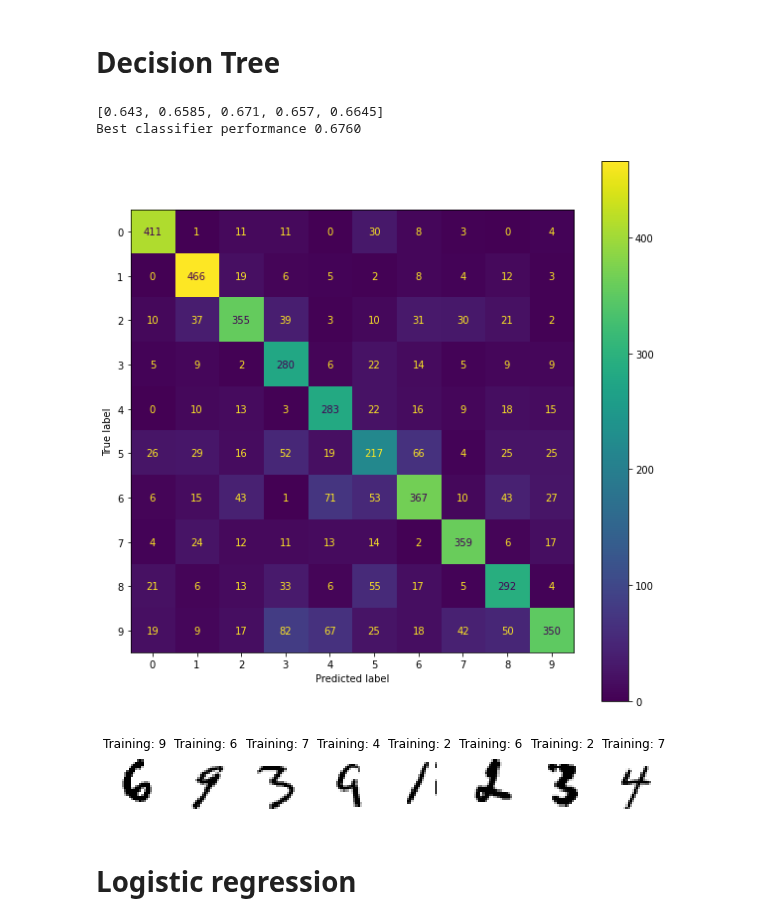
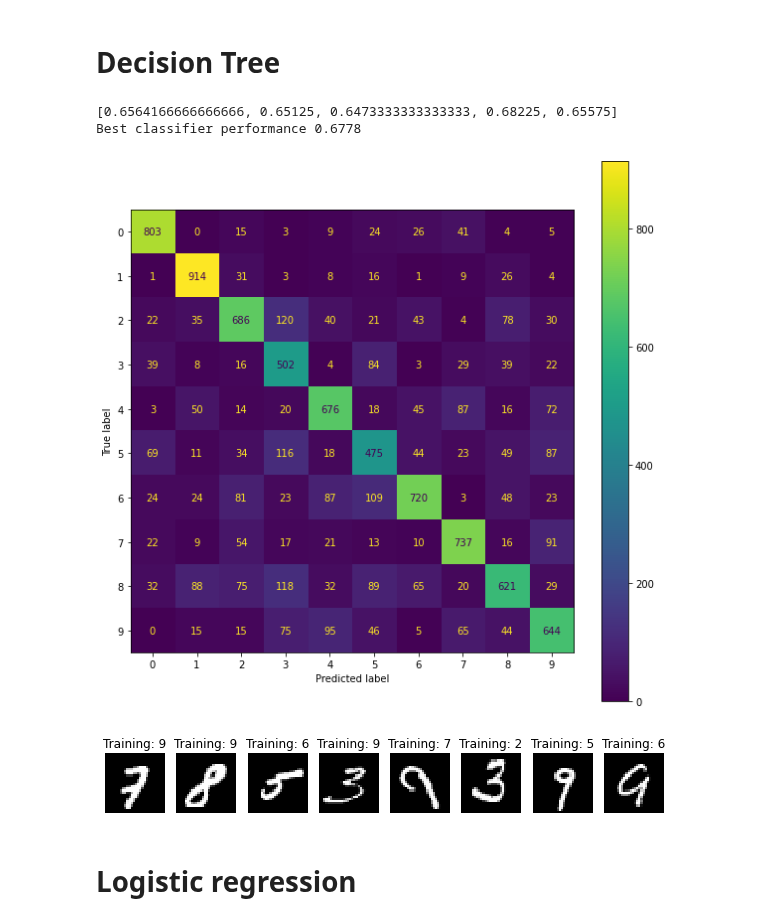
Before and after one commit to Altair200333/ML_tasks, a Jupyter notebook: task3/mnsit_classifires.ipynb, the cells around one changed output. Drawn from its saved outputs; the diff is of its cells as text; code cells hidden in the pictures.

```diff
--- a/task3/mnsit_classifires.ipynb
+++ b/task3/mnsit_classifires.ipynb
@@ -42,9 +43,10 @@ def plot_confusion_matrix(predicted, y):
 # %%
-train_samples = 5000
+train_samples = 60000
 
-X_train, X_val, y_train, y_val = train_test_split(X, y, train_size=train_samples, test_size=5000)
+X_train, X_val, y_train, y_val = train_test_split(X, y, train_size=train_samples, test_size=10000)
 # %%
 X_train[:] = 255 - X_train[:]
+X_val[:] = 255 - X_val[:]
 # %%
 #print(X_train[0])
 plotNumbers(X_train[:6], y_train[:6])
@@ -102,17 +104,17 @@ Best classifier performance 0.9584
 # %% [markdown]
 <h1>Decision Tree</h1>
 # %%
-best_clf = checkClassifier(classifiers[2])
+best_clf = checkClassifier(classifiers[2], X_train, y_train)
 Z = best_clf.predict(X_val)
 plot_confusion_matrix(y_val, Z)
 
 wrong_predictions = [i for i in np.arange(len(Z)) if Z[i] != y_val[i]]
 plotNumbers(X_val[wrong_predictions][:8], Z[wrong_predictions][:8])
 # %% [output]
-[0.643, 0.6585, 0.671, 0.657, 0.6645]
-Best classifier performance 0.6760
+[0.6564166666666666, 0.65125, 0.6473333333333333, 0.68225, 0.65575]
+Best classifier performance 0.6778
-[figure, old version]
+[figure, new version]
-[figure, old version]
+[figure, new version]
 # %% [markdown]
 <h1>Logistic regression</h1>
 # %%
```
Also changed, not shown: parts of 11 cells of this notebook, 1 other file.
